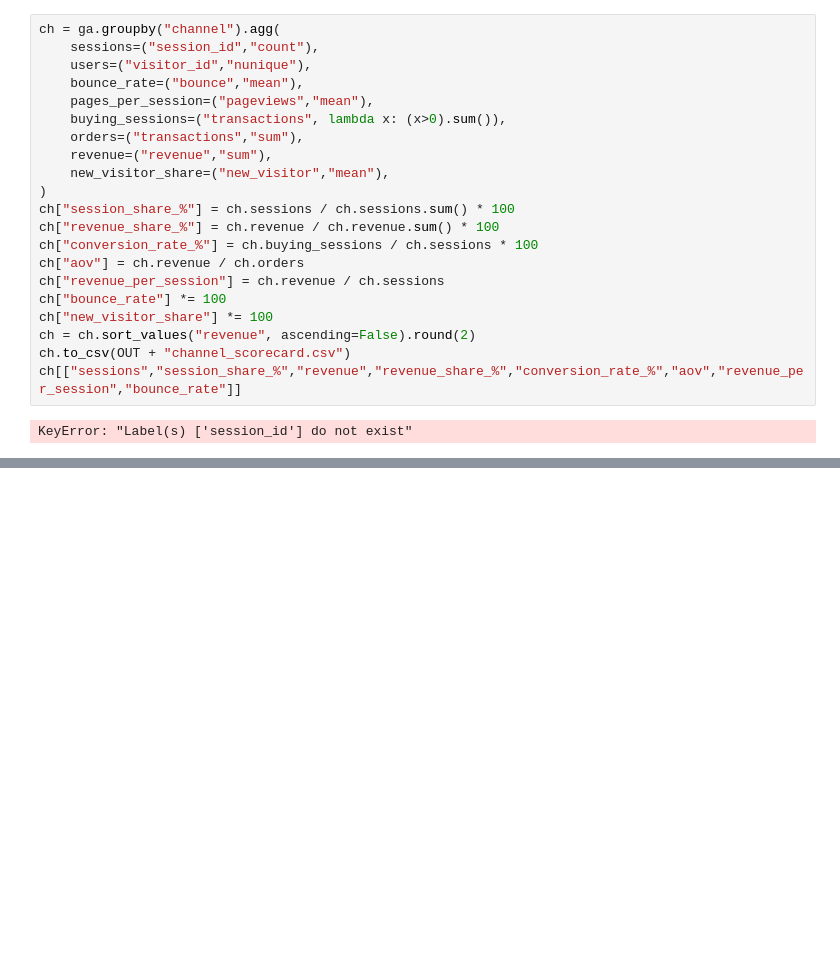
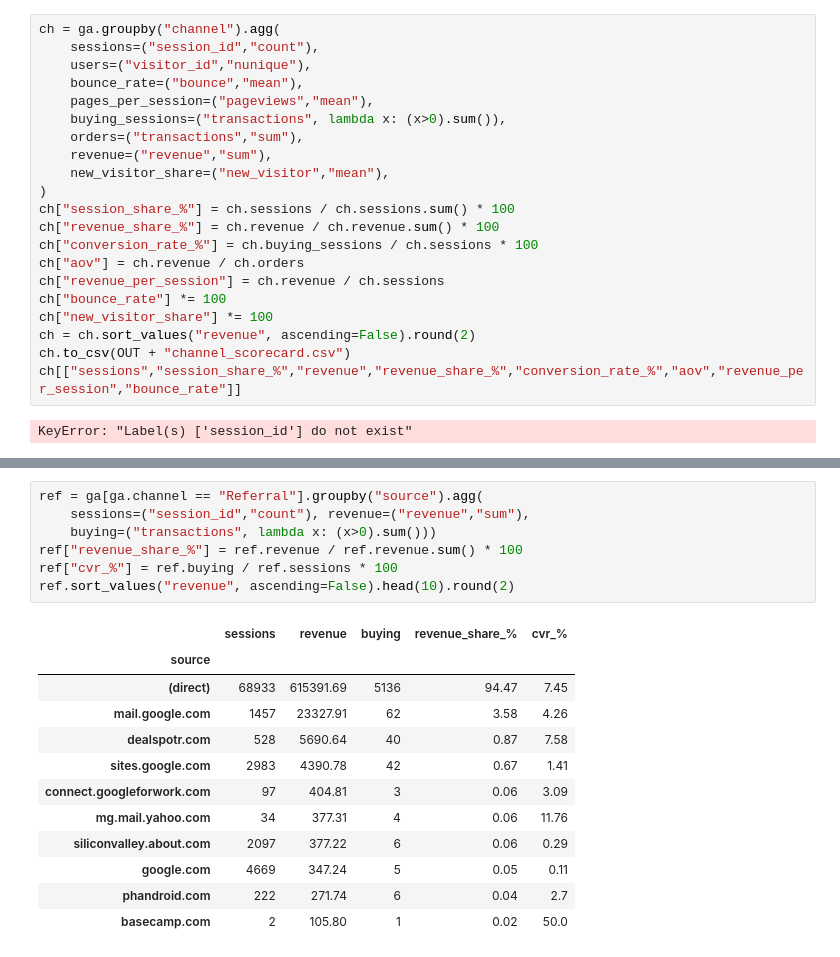
Before and after one commit to f20230030-wq/growth-marketing-analytics, a Jupyter notebook: module_2_google_analytics/python/02_channels_funnel.ipynb, the cells around one changed output, grey strips where cells are left out. Saved outputs shown, nothing was run; the diff lists cells and outputs as text; blank space fills up the shorter version.

```diff
--- a/module_2_google_analytics/python/02_channels_funnel.ipynb
+++ b/module_2_google_analytics/python/02_channels_funnel.ipynb
@@ -83,0 +268,20 @@ print(ga.shape, ga.date.dtype)
+# %%
+ref = ga[ga.channel == "Referral"].groupby("source").agg(
+    sessions=("session_id","count"), revenue=("revenue","sum"),
+    buying=("transactions", lambda x: (x>0).sum()))
+ref["revenue_share_%"] = ref.revenue / ref.revenue.sum() * 100
+ref["cvr_%"] = ref.buying / ref.sessions * 100
+ref.sort_values("revenue", ascending=False).head(10).round(2)
+# %% [output]
+|  | sessions | revenue | buying | revenue_share_% | cvr_% |
+| source |  |  |  |  |  |
+| (direct) | 68933 | 615391.69 | 5136 | 94.47 | 7.45 |
+| mail.google.com | 1457 | 23327.91 | 62 | 3.58 | 4.26 |
+| dealspotr.com | 528 | 5690.64 | 40 | 0.87 | 7.58 |
+| sites.google.com | 2983 | 4390.78 | 42 | 0.67 | 1.41 |
+| connect.googleforwork.com | 97 | 404.81 | 3 | 0.06 | 3.09 |
+| mg.mail.yahoo.com | 34 | 377.31 | 4 | 0.06 | 11.76 |
+| siliconvalley.about.com | 2097 | 377.22 | 6 | 0.06 | 0.29 |
+| google.com | 4669 | 347.24 | 5 | 0.05 | 0.11 |
+| phandroid.com | 222 | 271.74 | 6 | 0.04 | 2.7 |
+| basecamp.com | 2 | 105.80 | 1 | 0.02 | 50.0 |
```
Also changed, not shown: parts of 12 cells of this notebook.
